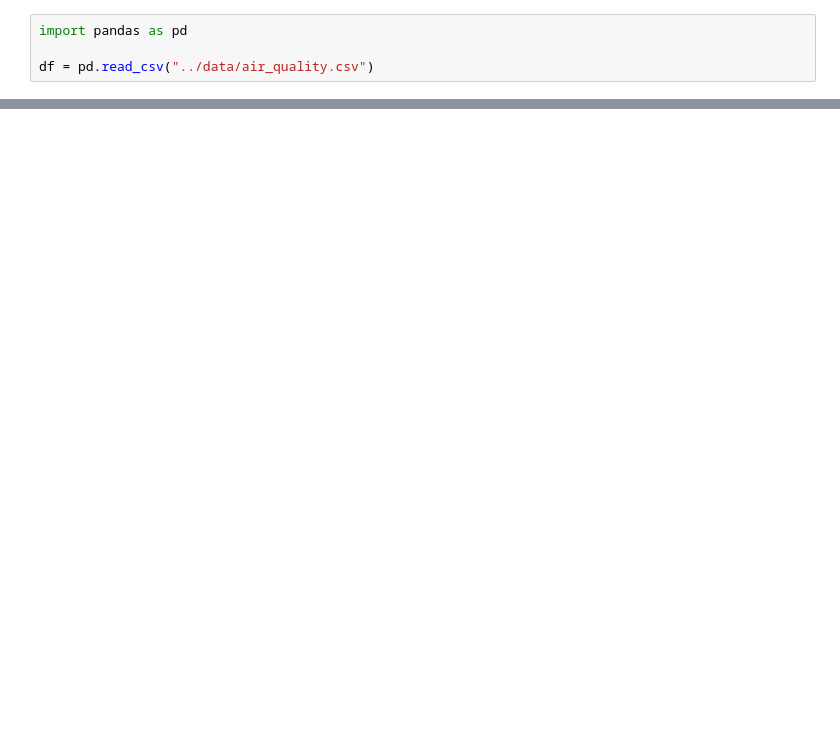
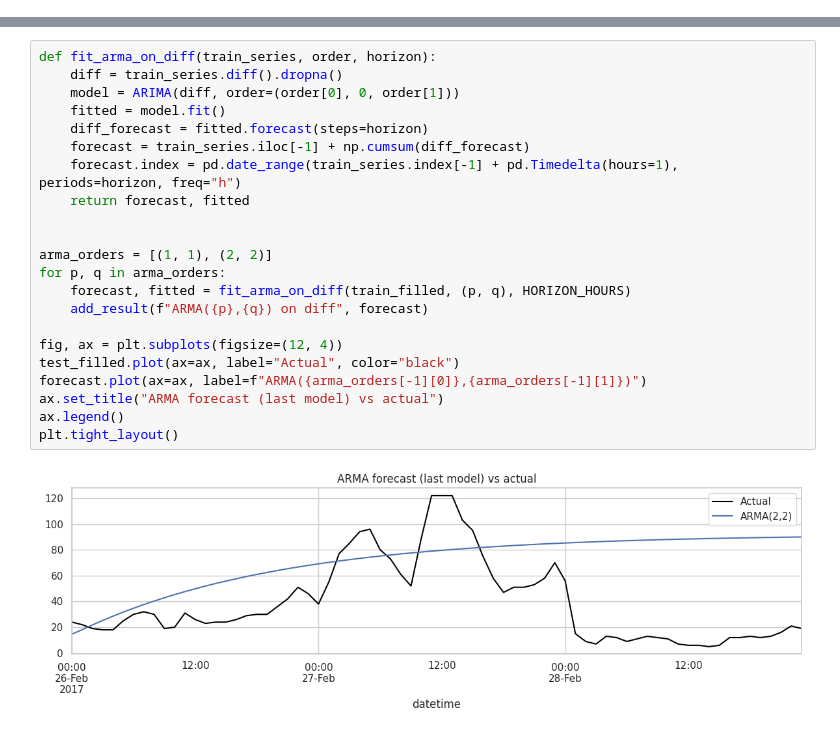
Before and after one commit to marcosmartinezud/beijing-air-quality, a Jupyter notebook: notebooks/beijing-air-quality.ipynb, the cells around one changed output, grey strips where cells are left out. Cells and saved outputs as stored; diff of their text form; blank space fills up the shorter version.

```diff
--- a/notebooks/beijing-air-quality.ipynb
+++ b/notebooks/beijing-air-quality.ipynb
@@ -5,4 +0,0 @@
-# %%
-import pandas as pd
-
-df = pd.read_csv("../data/air_quality.csv")
@@ -116,0 +314,24 @@ Lastly, it is visible that the transition between the less polluted air from sum
+# %%
+def fit_arma_on_diff(train_series, order, horizon):
+    diff = train_series.diff().dropna()
+    model = ARIMA(diff, order=(order[0], 0, order[1]))
+    fitted = model.fit()
+    diff_forecast = fitted.forecast(steps=horizon)
+    forecast = train_series.iloc[-1] + np.cumsum(diff_forecast)
+    forecast.index = pd.date_range(train_series.index[-1] + pd.Timedelta(hours=1), periods=horizon, freq="h")
+    return forecast, fitted
+
+
+arma_orders = [(1, 1), (2, 2)]
+for p, q in arma_orders:
+    forecast, fitted = fit_arma_on_diff(train_filled, (p, q), HORIZON_HOURS)
+    add_result(f"ARMA({p},{q}) on diff", forecast)
+
+fig, ax = plt.subplots(figsize=(12, 4))
+test_filled.plot(ax=ax, label="Actual", color="black")
+forecast.plot(ax=ax, label=f"ARMA({arma_orders[-1][0]},{arma_orders[-1][1]})")
+ax.set_title("ARMA forecast (last model) vs actual")
+ax.legend()
+plt.tight_layout()
+# %% [output]
+[figure, added]
```
Also changed, not shown: parts of 43 cells of this notebook.
